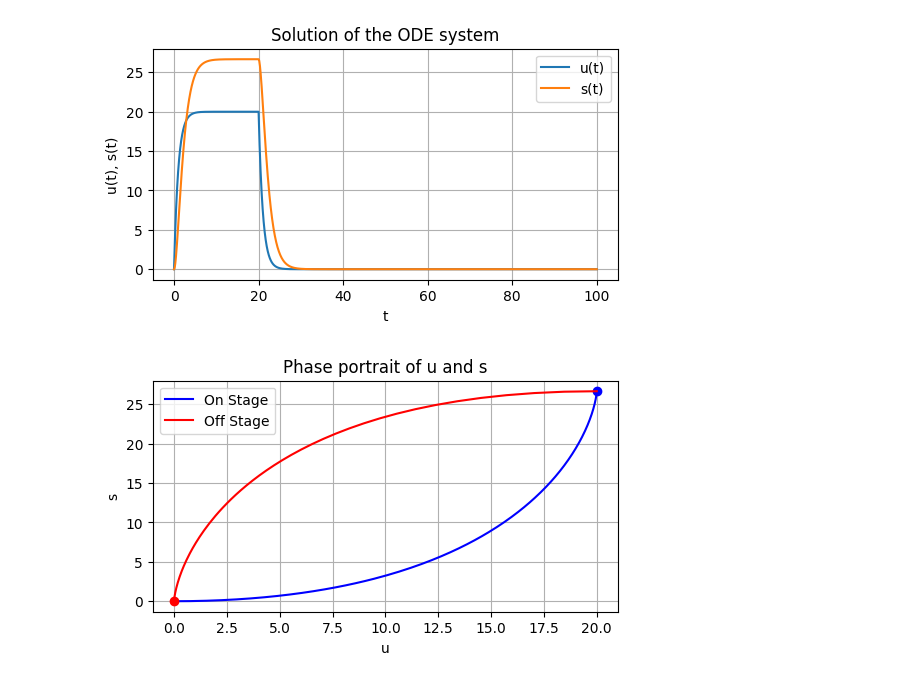
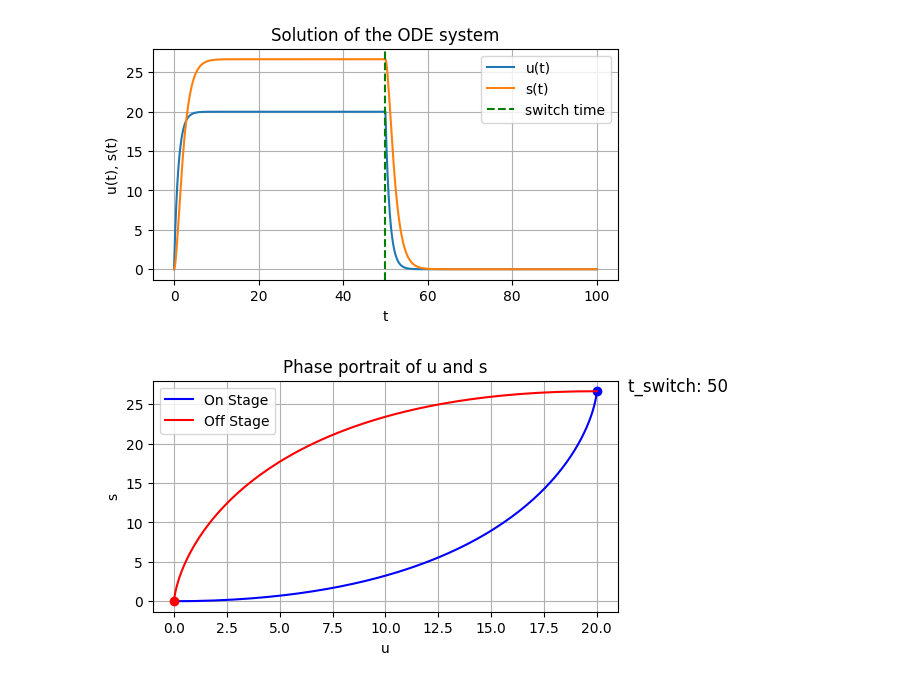
Before and after one commit to leonardogolinelli/GeneExpressionDynamics, a Jupyter notebook: RNA_velocity_Project.ipynb, the cells around one changed output. Drawn from its saved outputs; the diff is of its cells as text; code cells hidden in the pictures.

```diff
--- a/RNA_velocity_Project.ipynb
+++ b/RNA_velocity_Project.ipynb
@@ -39,7 +39,7 @@ def simulation(u0, s0, t_switch, t_final, alfa_on, beta, gamma):
 # your initial condition, time and parameters here
 u0 = 0
 s0 = 0
-t_switch = 20
+t_switch = 50
 t_final = 100
 alfa_on = 20
 beta = 1
@@ -51,36 +51,38 @@ t, u, s = simulation(u0, s0, t_switch, t_final, alfa_on, beta, gamma)
 plt.figure(figsize=(6, 3))
 plt.plot(t, u, label='u(t)')
 plt.plot(t, s, label='s(t)')
+plt.axvline(x = t_switch, color='green', linestyle='--', label = 'switch time')
 plt.legend()
 plt.grid(True)
 plt.title('Solution of the ODE system')
 plt.xlabel('t')
 plt.ylabel('u(t), s(t)')
 plt.show()
 
 plt.figure(figsize=(6, 3))
 
 # Plot on stage (use color blue for 'on-stage')
 plt.plot(u[:1000], s[:1000], 'b-', label='On Stage')
 
 # Mark the point at the end of on stage
 plt.plot(u[999], s[999], 'bo')
 
 # Plot off stage (use color red for 'off-stage')
 plt.plot(u[1000:], s[1000:], 'r-', label='Off Stage')
 
 # Mark the point at the end of off stage
 plt.plot(u[-1], s[-1], 'ro')
 
 plt.grid(True)
 plt.title('Phase portrait of u and s')
 plt.xlabel('u')
 plt.ylabel('s')
 plt.legend()
+plt.text(x=u[999]+1.5, y=s[999], s=f't_switch: {t_switch}', fontsize=12)
 plt.show()
 # %% [output]
-[figure, old version]
+[figure, new version]
-[figure, old version]
+[figure, new version]
 # %%
 import numpy as np
 import matplotlib.pyplot as plt
```
Also changed, not shown: parts of 3 cells of this notebook.
